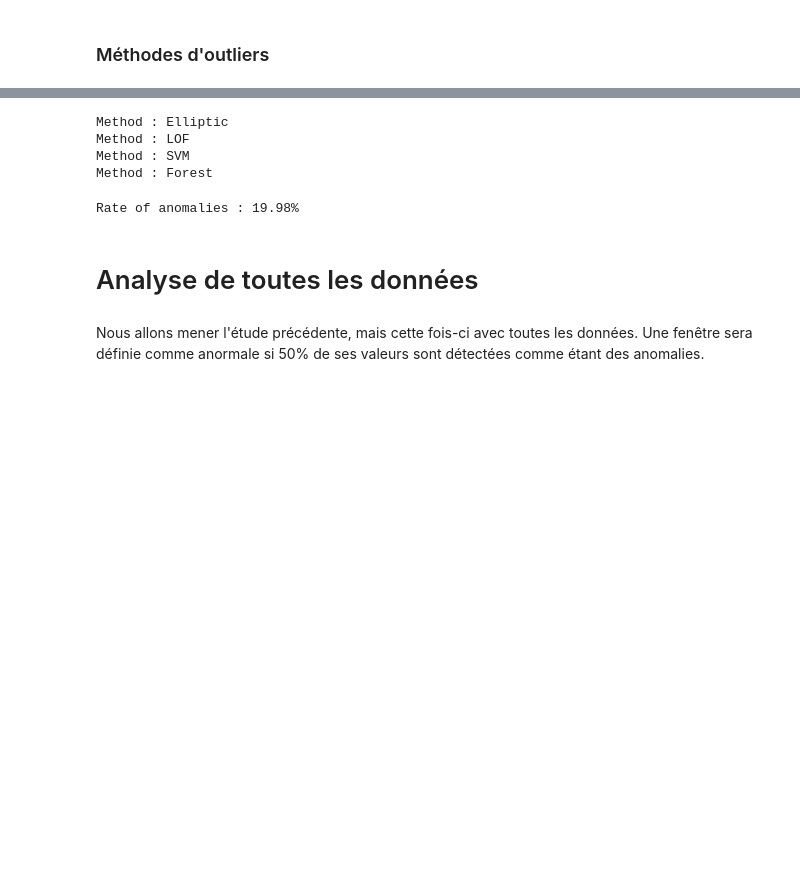
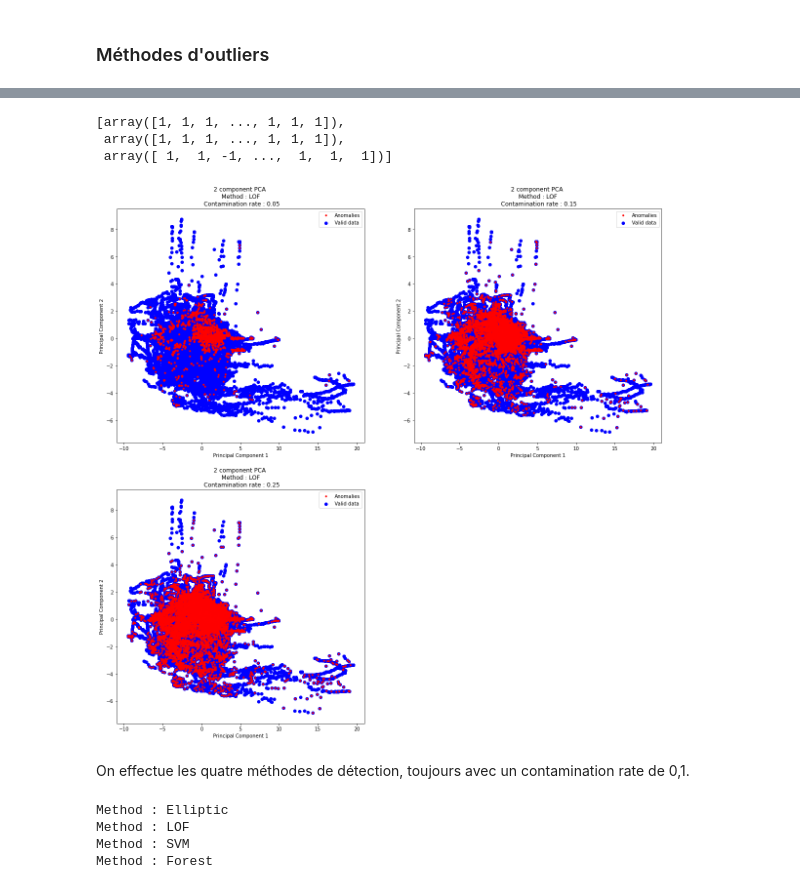
Before and after one commit to cdrutinus/ml-class-anomaly-detection, a Jupyter notebook: BE Plane's Windows.ipynb, the cells around one changed output, grey strips where cells are left out. Cells and saved outputs as stored; diff of their text form; code cells hidden in the pictures; blank space fills up the shorter version.

Commit message:
Commentaires et nettoyage

```diff
--- a/BE Plane's Windows.ipynb
+++ b/BE Plane's Windows.ipynb
@@ -53,2 +56,0 @@ As the distances are relatively small, we will represent each window by its mean
-# %%
-df = df_mean
@@ -160,0 +241,12 @@ Pour éviter un temps de calcul trop long, nous menons cette étude pour seuleme
+# %%
+# ACP en 2D
+pca_data = PCA(n_components=2)
+
+principalComponents = pca_data.fit_transform(df)
+
+# Tableau de coordonnées des données initiales dans le plan principal
+principalDf = pd.DataFrame(data = principalComponents
+             , columns = ['principal component 1', 'principal component 2'])
+
+# Variance expliquée par les deux composantes principales
+print("Variance expliquée : {}%".format(round(np.sum(pca_data.explained_variance_ratio_)*100,2)))
@@ -161,3 +266,16 @@ Pour éviter un temps de calcul trop long, nous menons cette étude pour seuleme
+# %%
+# Taux de contamination
+contaminations = np.linspace(0.05,0.25,3)
+clf_name = "LOF"
+
+runAnomalies(principalDf, clf_name, contaminations)
+# %% [output]
+[array([1, 1, 1, ..., 1, 1, 1]),
+ array([1, 1, 1, ..., 1, 1, 1]),
+ array([ 1,  1, -1, ...,  1,  1,  1])]
+[figure, added]
+# %% [markdown]
+On effectue les quatre méthodes de détection, toujours avec un contamination rate de 0,1.
 # %%
 methods = ["Elliptic", "LOF", "SVM", "Forest"]
 predictions = []
@@ -169,21 +287,3 @@ Method : Elliptic
 Method : LOF
 Method : SVM
 Method : Forest
-# %%
-def score (predictions, i):
-    score = 0
-    for j in range(len(predictions)):
-        if predictions[j][i] == -1:
-            score += 1
-    return score
-
-scores = [score(predictions, i) for i in range(len(predictions[0]))]
-print("Rate of anomalies : {}%".format(round(np.count_nonzero(scores)/len(scores)*100,2)))
-
-anomaly_windows = [windows[i] for i in range(len(scores)) if scores[i] > 0]
-# %% [output]
-Rate of anomalies : 19.98%
-# %% [markdown]
-# Analyse de toutes les données
-# %% [markdown]
-Nous allons mener l'étude précédente, mais cette fois-ci avec toutes les données. Une fenêtre sera définie comme anormale si 50% de ses valeurs sont détectées comme étant des anomalies.
```
Also changed, not shown: parts of 43 cells of this notebook.
